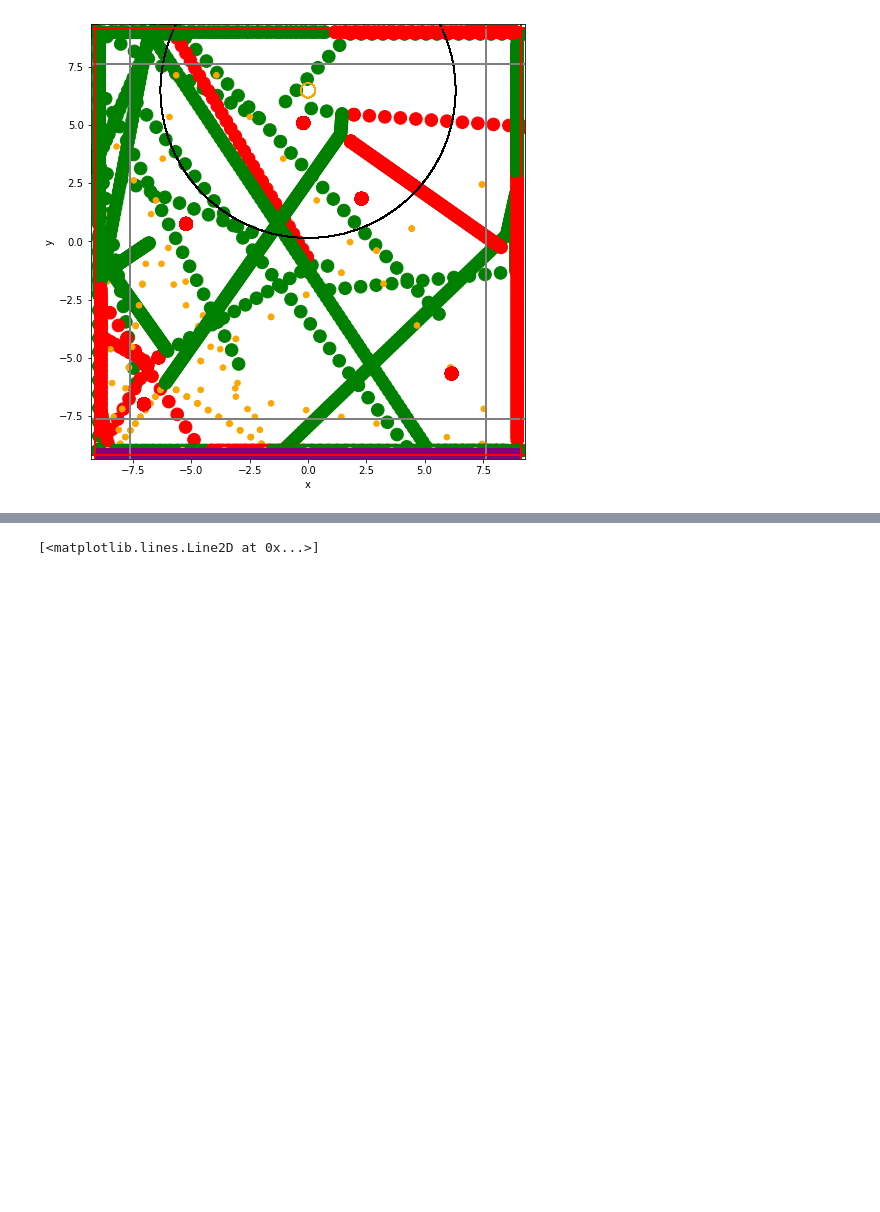
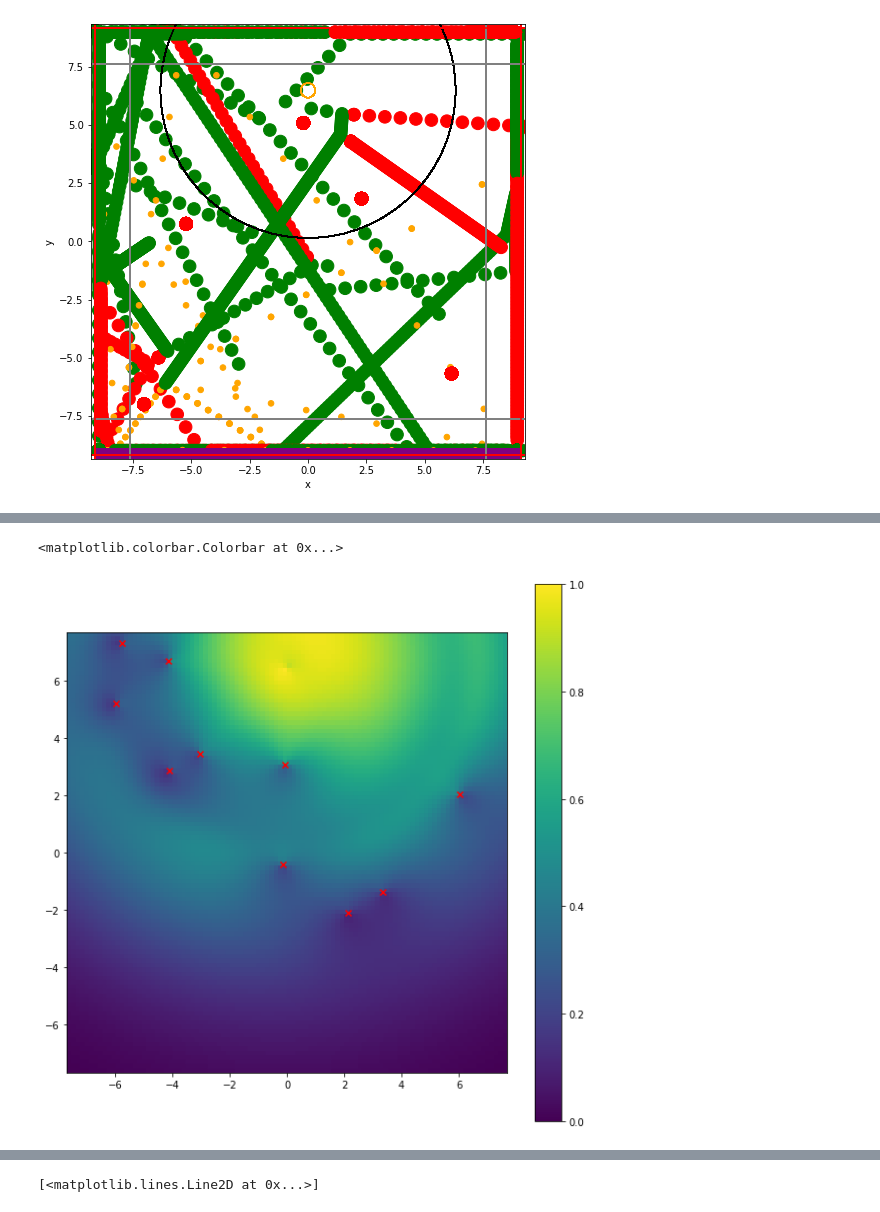
Before and after one commit to akarshkumar0101/basketball-rl, a Jupyter notebook: viz_env.ipynb, the cells around one changed output, grey strips where cells are left out. Saved outputs shown, nothing was run; the diff lists cells and outputs as text; code cells hidden in the pictures; blank space fills up the shorter version.

```diff
--- a/viz_env.ipynb
+++ b/viz_env.ipynb
@@ -38,0 +62,14 @@ fig = env.render_episode(mode='overlay', tqdm=tqdm)
+# %%
+pos_dp = torch.from_numpy(env.state['posvels'][len(env.players_offense):, 0, :])
+
+a = p.points_per_possession(v[..., None, :], pos_dp)[..., 0]
+# %%
+plt.figure(figsize=(10, 10))
+
+plt.gca().set_aspect('equal')
+plt.pcolormesh(x, y, a)
+plt.scatter(*pos_dp.T.numpy(), marker='x', color='r')
+plt.colorbar()
+# %% [output]
+<matplotlib.colorbar.Colorbar at 0x...>
+[figure, added]
```
Also changed, not shown: parts of 6 cells of this notebook, 2 other files.
